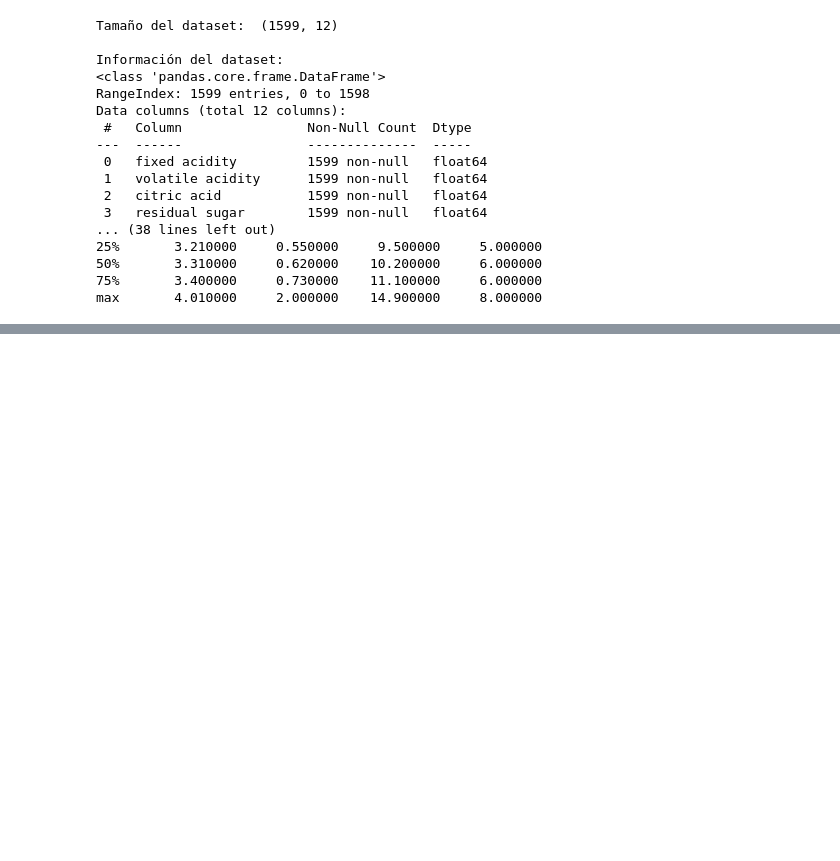
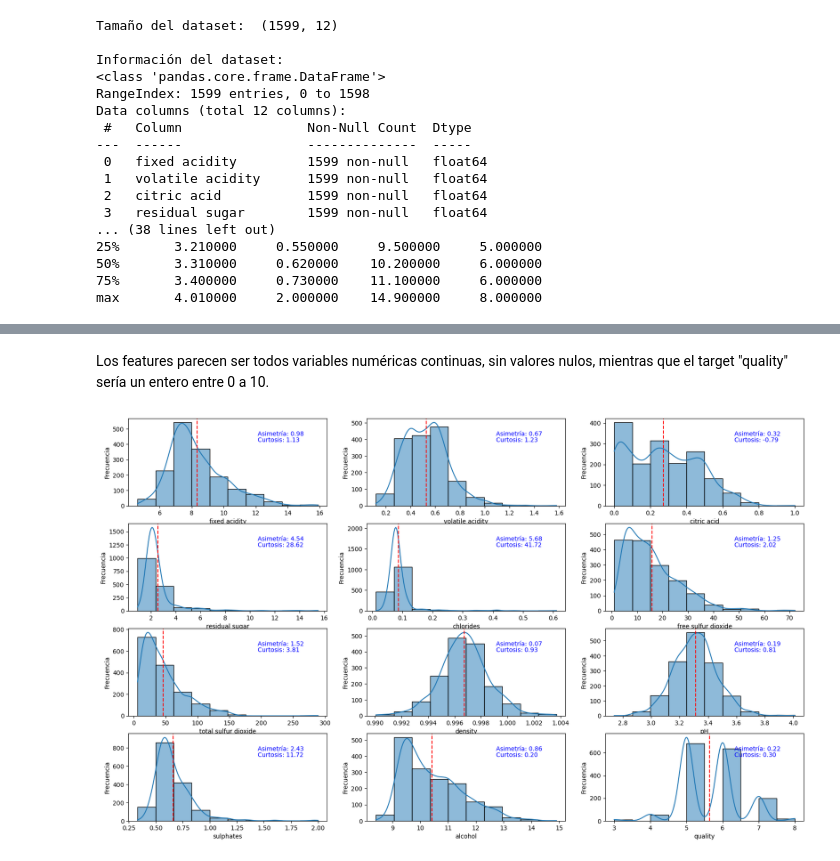
Before and after one commit to gabrielquiroga/aprMaqI_CEIA, a Jupyter notebook: clase3/ejercicios/ejercicio2.ipynb, the cells around one changed output, grey strips where cells are left out. Cells and saved outputs as stored; diff of their text form; code cells hidden in the pictures; blank space fills up the shorter version.

```diff
--- a/clase3/ejercicios/ejercicio2.ipynb
+++ b/clase3/ejercicios/ejercicio2.ipynb
@@ -52,0 +72,38 @@ max       4.010000     2.000000    14.900000     8.000000
+# %% [markdown]
+Los features parecen ser todos variables numéricas continuas, sin valores nulos, mientras que el target "quality" sería un entero entre 0 a 10.
+# %%
+def plot_histograma(data, column, ax, bins=15, kde=False, mvd=False, snk=False):
+    skewness = (data[column].skew())
+    kurtosis = (data[column].kurt())
+    media = (data[column].mean())
+    var = (data[column].var())
+    std = (data[column].std())
+
+    plt.grid(axis='y')
+    sns.histplot(data[column], bins=bins, kde=kde, ax=ax)
+
+    if snk:
+        ax.text(0.65, 0.8, f'Asimetría: {skewness:.2f}', transform=ax.transAxes, fontsize=10, color='blue')
+        ax.text(0.65, 0.73, f'Curtosis: {kurtosis:.2f}', transform=ax.transAxes, fontsize=10, color='blue')
+    ax.axvline(media, color='red', linestyle='--', label='Media')
+    if mvd:
+        ax.text(0.10, 0.8, f'Media: {media:.2f}', transform=ax.transAxes, fontsize=10, color='red')
+        ax.text(0.10, 0.73, f'Var: {var:.2f}', transform=ax.transAxes, fontsize=10, color='red')
+        ax.text(0.10, 0.66, f'Std: {std:.2f}', transform=ax.transAxes, fontsize=10, color='red')
+
+    # ax.set_title(f'Variable {column}')
+    ax.set_xlabel(f'{column}')
+    ax.set_ylabel('Frecuencia')
+    # plt.show()
+    # return
+# %%
+n_fig = len(df.columns)
+a = 4
+b = math.ceil(n_fig / a)
+
+fig, axes = plt.subplots(a, b, figsize=(5 * a, 4 * b))
+axes = axes.flatten()
+for i, col in enumerate(df.columns):
+    plot_histograma(df, col, ax=axes[i], kde=True, snk=True, bins=10)
+# %% [output]
+[figure, added]
```
Also changed, not shown: parts of 20 cells of this notebook.
